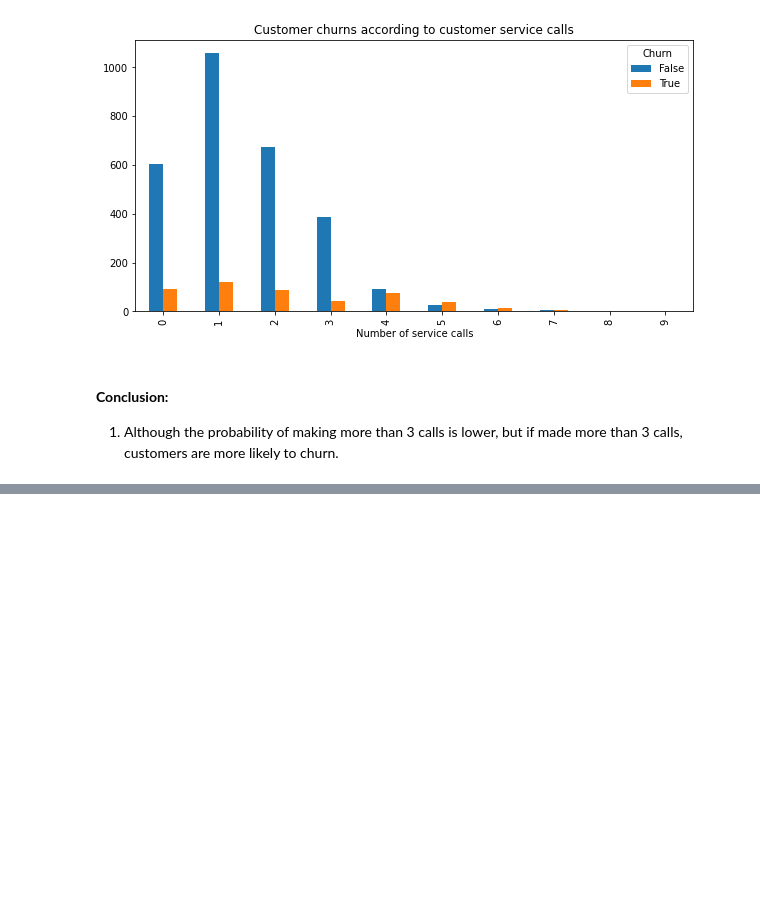
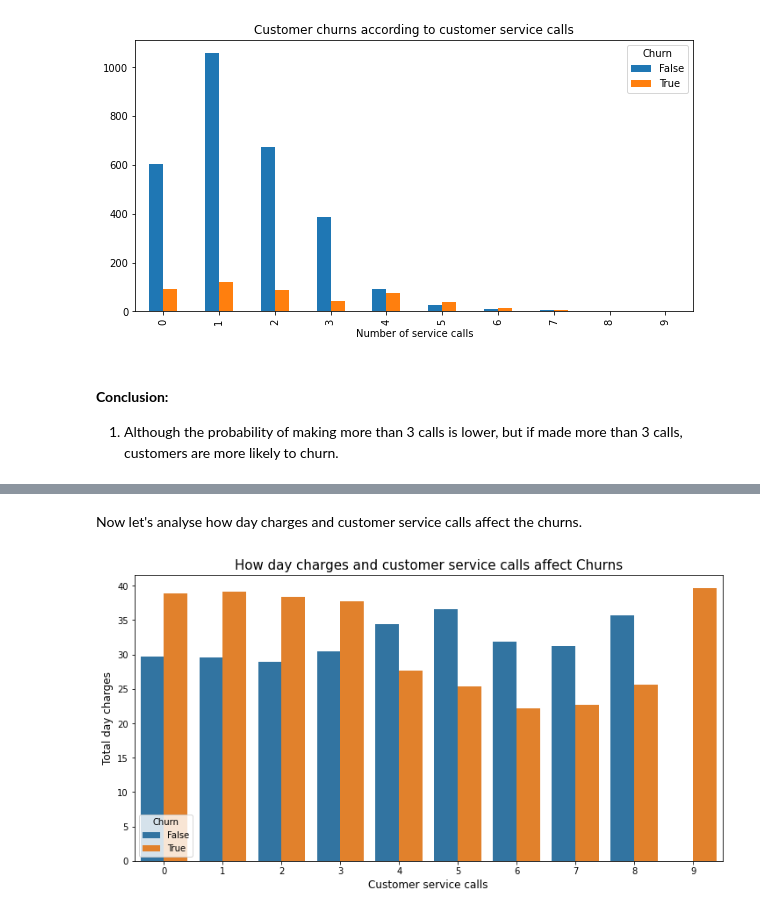
Before and after one commit to Subhajit53/Teleom-Churn-Analysis, a Jupyter notebook: Telecom_Churn_Analysis_Capstone_Project.ipynb, the cells around one changed output, grey strips where cells are left out. Cells and saved outputs as stored; diff of their text form; code cells hidden in the pictures; blank space fills up the shorter version.

```diff
--- a/Telecom_Churn_Analysis_Capstone_Project.ipynb
+++ b/Telecom_Churn_Analysis_Capstone_Project.ipynb
@@ -605,0 +635,11 @@ Text(0.5, 0, 'Number of service calls')
+# %% [markdown]
+Now let's analyse how day charges and customer service calls affect the churns.
+# %%
+plt.figure(figsize=(12,6))
+sns.barplot(data = telecom_df, x = 'Customer service calls', y = 'Total day charge', hue = 'Churn', ci = False)
+plt.xlabel('Customer service calls', fontsize = 12)
+plt.ylabel('Total day charges', fontsize = 12)
+plt.title('How day charges and customer service calls affect Churns', fontsize = 15)
+plt.show()
+# %% [output]
+[figure, added]
```
Also changed, not shown: parts of 14 cells of this notebook.
